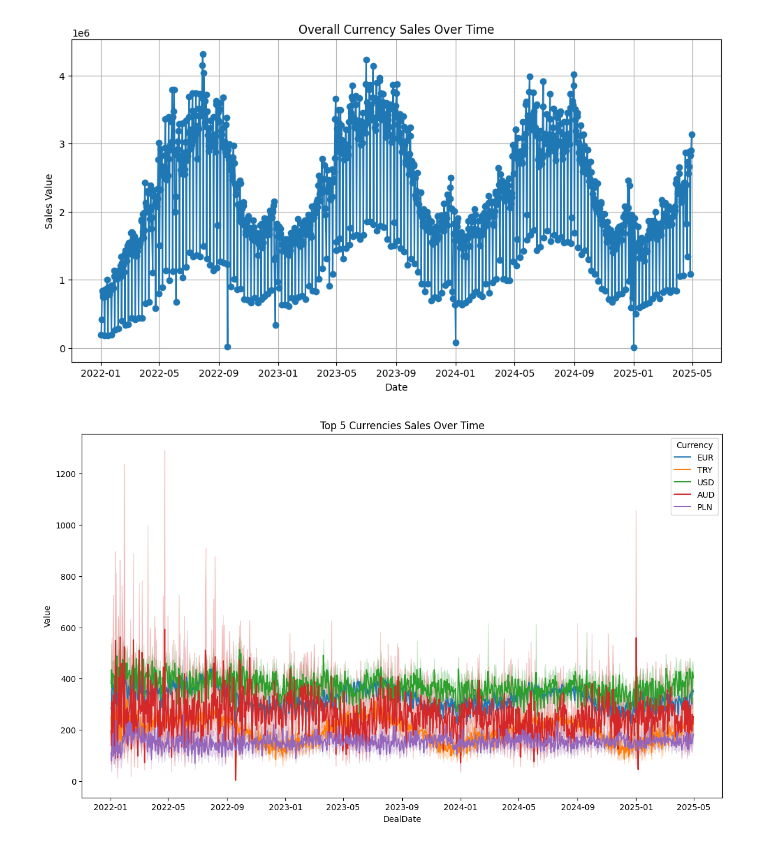
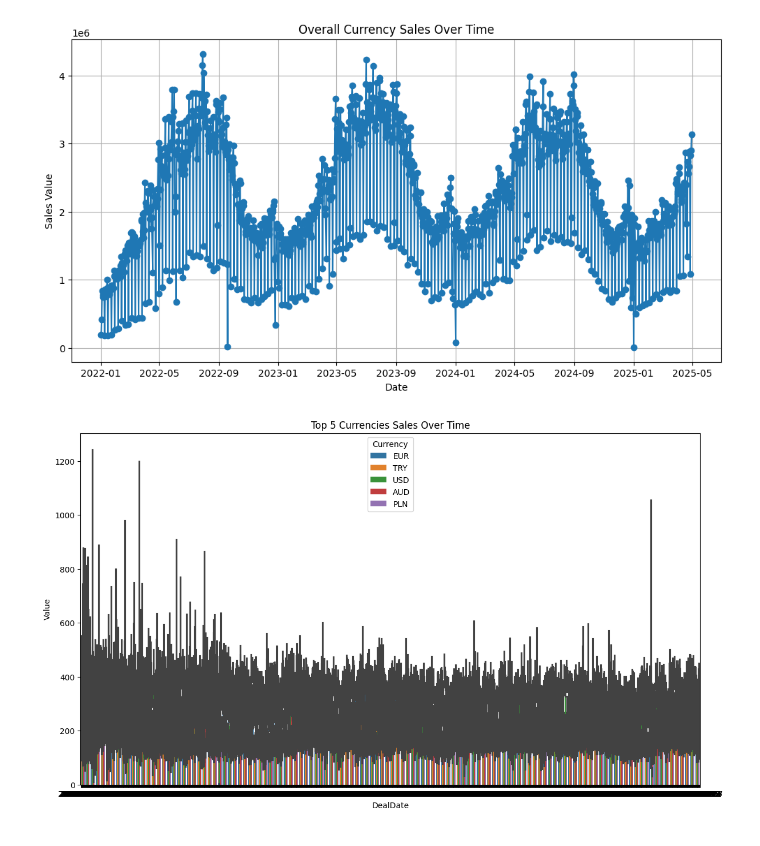
Before and after one commit to Priyankavaishnav1006/Stock_Sales_ML_Model, a Jupyter notebook: Stock_sales_ML.ipynb, the cells around one changed output. Drawn from its saved outputs; the diff is of its cells as text; code cells hidden in the pictures.

```diff
--- a/Stock_sales_ML.ipynb
+++ b/Stock_sales_ML.ipynb
@@ -83,11 +83,11 @@ plt.show()
 # %%
 #Sales Trend per Currency (Example: Top 5)
 top_currencies = df['Currency'].value_counts().head(5).index
 df_top = df[df['Currency'].isin(top_currencies)]
 
 plt.figure(figsize=(14, 8))
-sns.lineplot(data=df_top, x='DealDate', y='Value', hue='Currency')
+sns.barplot(data=df_top, x='DealDate', y='Value', hue='Currency')
 plt.title('Top 5 Currencies Sales Over Time')
 plt.show()
 # %% [output]
-[figure, old version]
+[figure, new version]
```
Also changed, not shown: parts of 6 cells of this notebook.
